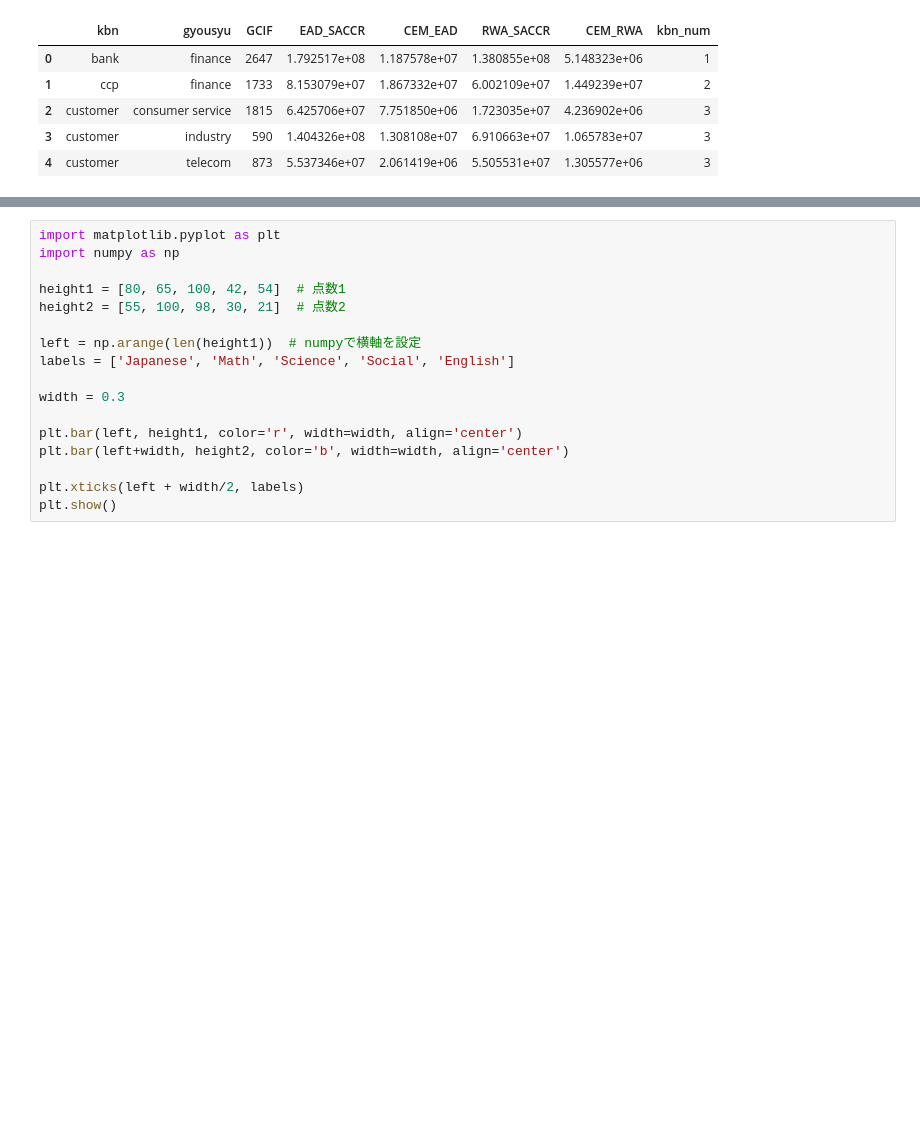
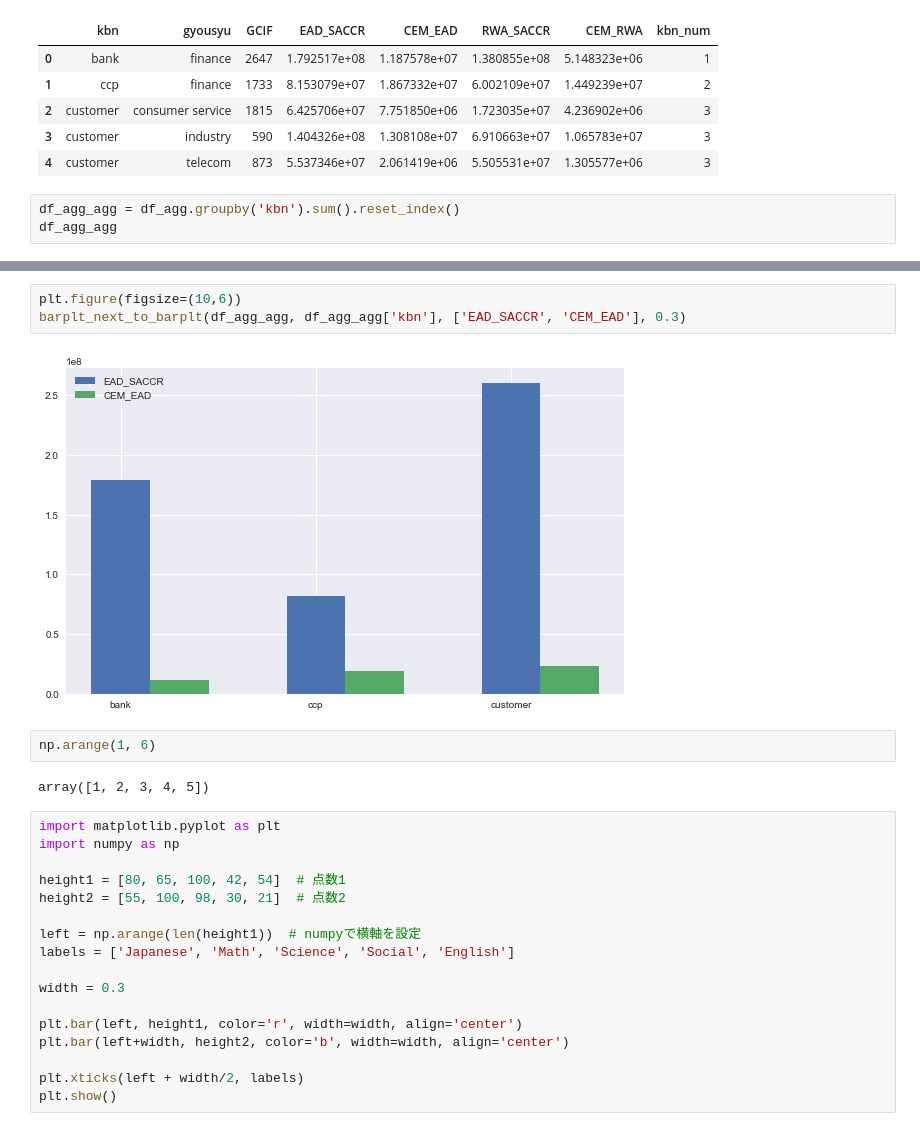
Before and after one commit to singlino0619/TOYcode, a Jupyter notebook: pandas_test/Untitled.ipynb, the cells around one changed output, grey strips where cells are left out. Drawn from its saved outputs; the diff is of its cells as text; blank space fills up the shorter version.

```diff
--- a/pandas_test/Untitled.ipynb
+++ b/pandas_test/Untitled.ipynb
@@ -191,3 +192,6 @@ df_agg
 | 2 | customer | consumer service | 1815 | 6.425706e+07 | 7.751850e+06 | 1.723035e+07 | 4.236902e+06 | 3 |
 | 3 | customer | industry | 590 | 1.404326e+08 | 1.308108e+07 | 6.910663e+07 | 1.065783e+07 | 3 |
 | 4 | customer | telecom | 873 | 5.537346e+07 | 2.061419e+06 | 5.505531e+07 | 1.305577e+06 | 3 |
+# %%
+df_agg_agg = df_agg.groupby('kbn').sum().reset_index()
+df_agg_agg
@@ -215,3 +253,12 @@ label
+# %%
+plt.figure(figsize=(10,6))
+barplt_next_to_barplt(df_agg_agg, df_agg_agg['kbn'], ['EAD_SACCR', 'CEM_EAD'], 0.3)
+# %% [output]
+[figure, added]
+# %%
+np.arange(1, 6)
+# %% [output]
+array([1, 2, 3, 4, 5])
 # %%
 import matplotlib.pyplot as plt
 import numpy as np
```
Also changed, not shown: parts of 12 cells of this notebook, 1 other file.
